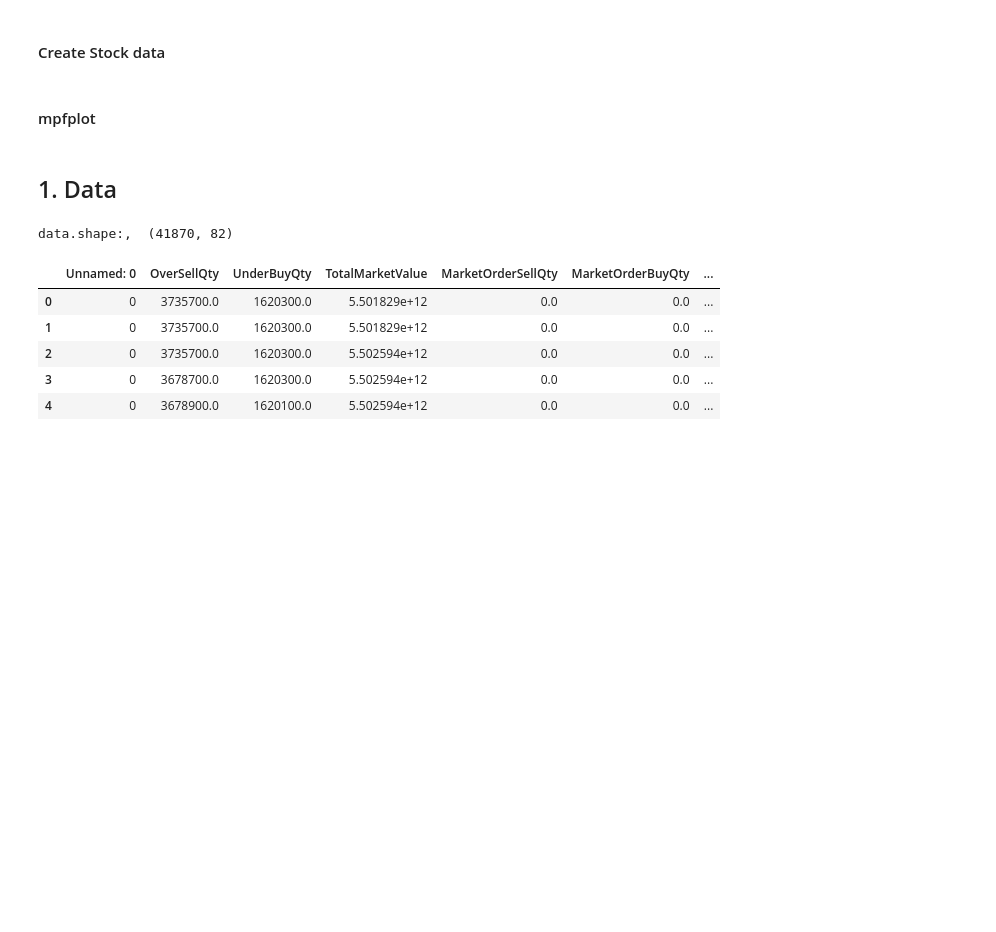
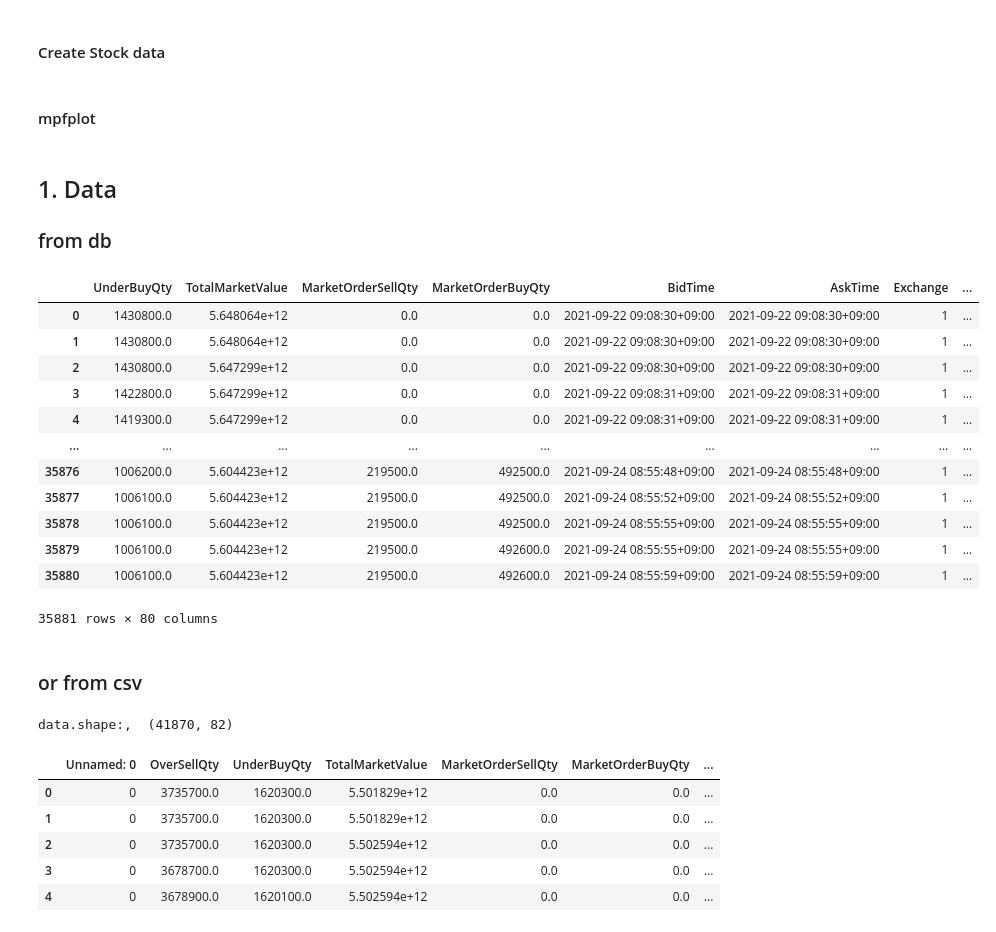
Before and after one commit to newini/auto-stock-transactor, a Jupyter notebook: books/analysis_mplfinance.ipynb, the cells around one changed output. Cells and saved outputs as stored; diff of their text form; code cells hidden in the pictures; blank space fills up the shorter version.

```diff
--- a/books/analysis_mplfinance.ipynb
+++ b/books/analysis_mplfinance.ipynb
@@ -8,7 +8,8 @@
 # only for live plot
 #%matplotlib widget
 import urllib.request
-import json, time
+import json, sqlite3, time
+from datetime import datetime
 import mplfinance as mpf
 import matplotlib.pyplot as plt
 plt.style.use('dark_background')
@@ -23,6 +24,8 @@ pp = pprint.PrettyPrinter(indent=4)
 
 BASEURL = 'http://localhost:18080/kabusapi/'
 BASEURL_TEST = 'http://localhost:18081/kabusapi/'
+
+DB_PATH = 'D://data/kabustation_stock.db'
 # %% [markdown]
 ### 0.2 Functions
 # %% [markdown]
@@ -50,8 +53,37 @@ def CreateStockData(df, col, freq='1s'):
 def mpfplot(data, **kwargs):
     style = mpf.make_mpf_style(base_mpf_style='nightclouds', rc={"font.family":'MS Gothic'})
     return mpf.plot(data, figsize=(12, 6), style=style, returnfig=True, **kwargs)
-# %% [markdown]
-## 1. Data
+# %% [markdown]
+## 1. Data
+
+### from db
+# %%
+con = sqlite3.connect(DB_PATH)
+cur = con.cursor()
+# %%
+table_name = 'tick_4689_1'
+
+data = pd.read_sql(
+    "SELECT * FROM %s"
+    % (table_name), con
+)
+data
+# %% [output]
+|  | UnderBuyQty | TotalMarketValue | MarketOrderSellQty | MarketOrderBuyQty | BidTime | AskTime | Exchange | ... |
+| 0 | 1430800.0 | 5.648064e+12 | 0.0 | 0.0 | 2021-09-22 09:08:30+09:00 | 2021-09-22 09:08:30+09:00 | 1 | ... |
+| 1 | 1430800.0 | 5.648064e+12 | 0.0 | 0.0 | 2021-09-22 09:08:30+09:00 | 2021-09-22 09:08:30+09:00 | 1 | ... |
+| 2 | 1430800.0 | 5.647299e+12 | 0.0 | 0.0 | 2021-09-22 09:08:30+09:00 | 2021-09-22 09:08:30+09:00 | 1 | ... |
+| 3 | 1422800.0 | 5.647299e+12 | 0.0 | 0.0 | 2021-09-22 09:08:31+09:00 | 2021-09-22 09:08:31+09:00 | 1 | ... |
+| 4 | 1419300.0 | 5.647299e+12 | 0.0 | 0.0 | 2021-09-22 09:08:31+09:00 | 2021-09-22 09:08:31+09:00 | 1 | ... |
+| ... | ... | ... | ... | ... | ... | ... | ... | ... |
+| 35876 | 1006200.0 | 5.604423e+12 | 219500.0 | 492500.0 | 2021-09-24 08:55:48+09:00 | 2021-09-24 08:55:48+09:00 | 1 | ... |
+| 35877 | 1006100.0 | 5.604423e+12 | 219500.0 | 492500.0 | 2021-09-24 08:55:52+09:00 | 2021-09-24 08:55:52+09:00 | 1 | ... |
+| 35878 | 1006100.0 | 5.604423e+12 | 219500.0 | 492500.0 | 2021-09-24 08:55:55+09:00 | 2021-09-24 08:55:55+09:00 | 1 | ... |
+| 35879 | 1006100.0 | 5.604423e+12 | 219500.0 | 492600.0 | 2021-09-24 08:55:55+09:00 | 2021-09-24 08:55:55+09:00 | 1 | ... |
+| 35880 | 1006100.0 | 5.604423e+12 | 219500.0 | 492600.0 | 2021-09-24 08:55:59+09:00 | 2021-09-24 08:55:59+09:00 | 1 | ... |
+35881 rows × 80 columns
+# %% [markdown]
+### or from csv
 # %%
 data = pd.read_csv('../data/20210921_push_raw.csv')
 print('data.shape:, ', data.shape)
```
Also changed, not shown: 2 other files.
